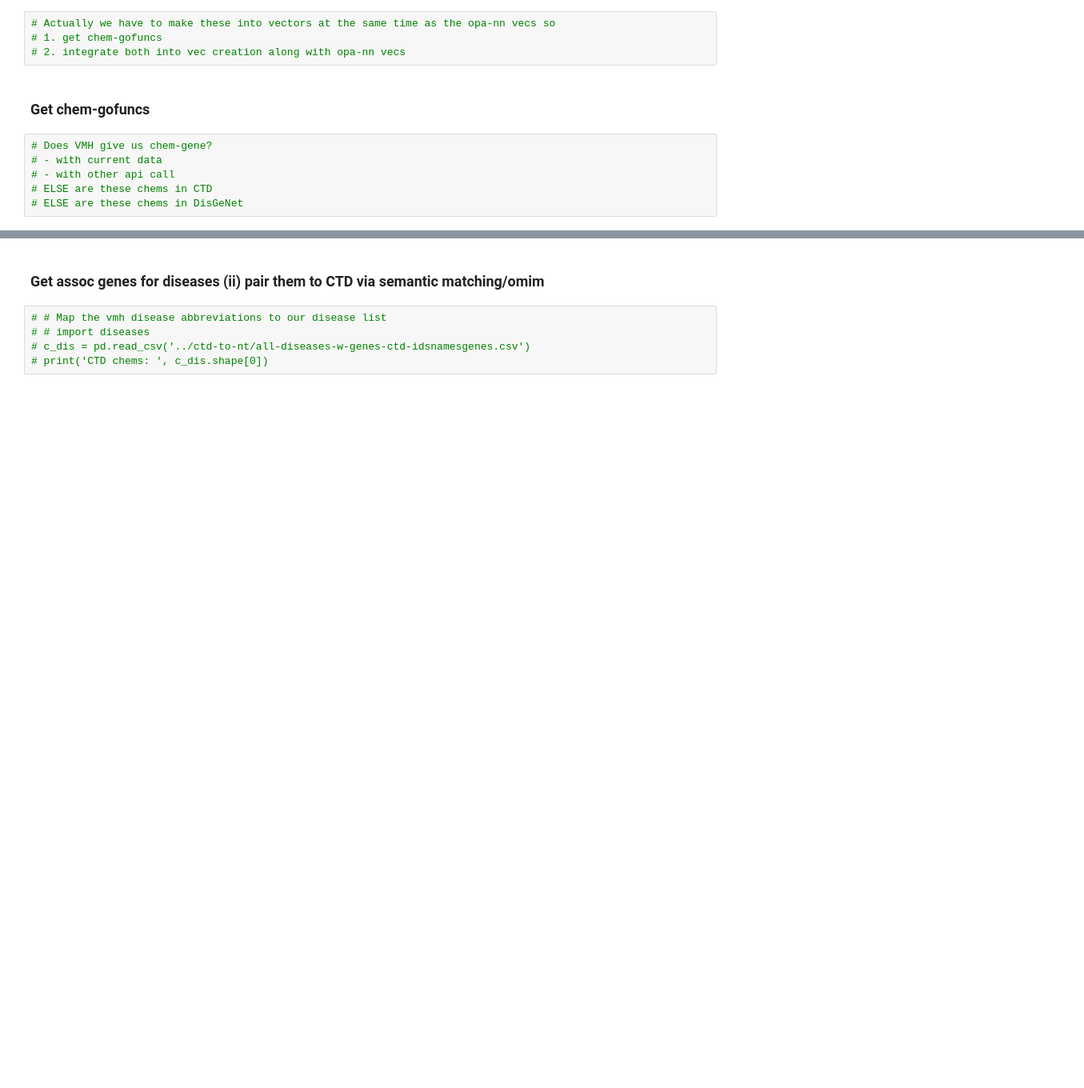
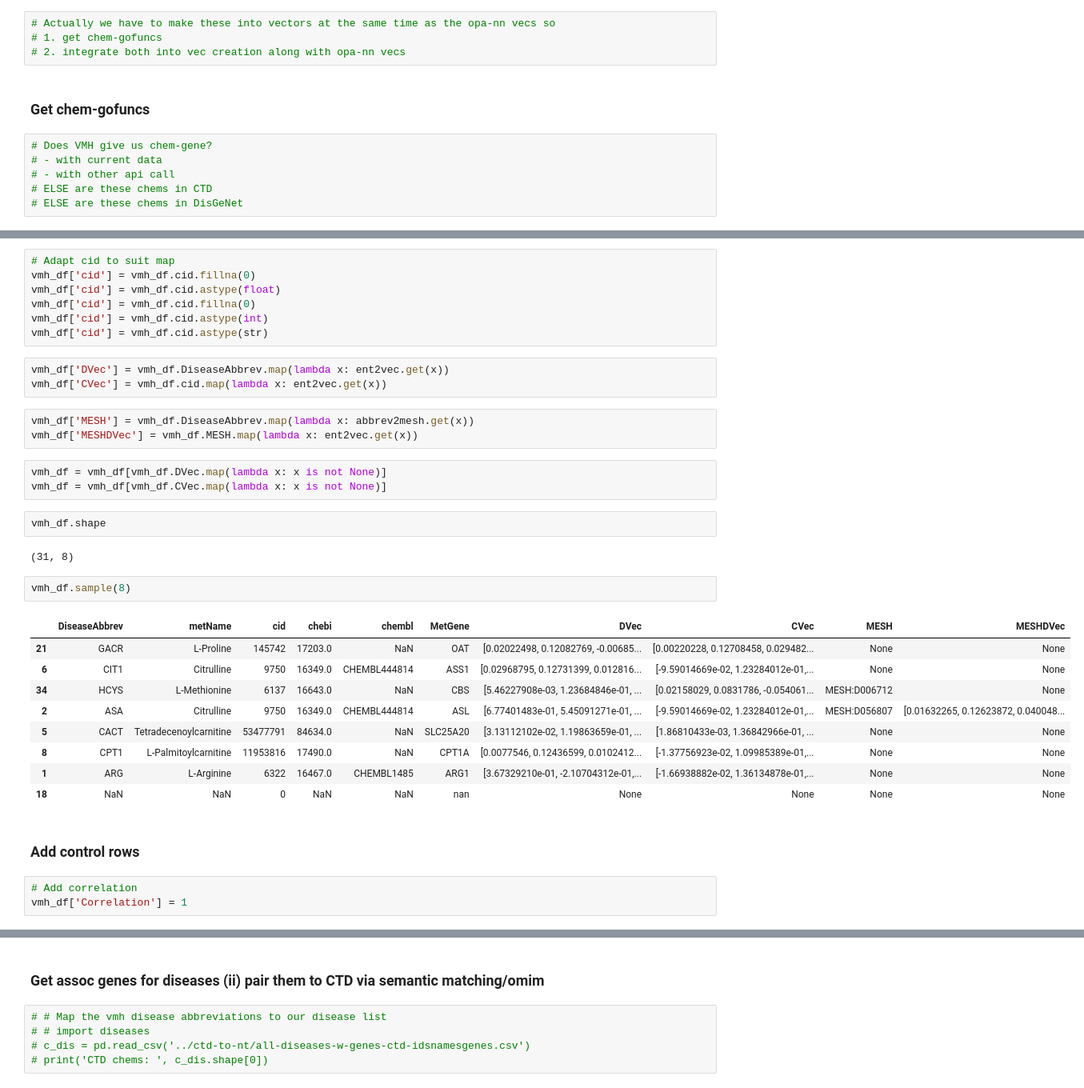
Before and after one commit to colemai/msc-thesis, a Jupyter notebook: validation/validate-nn-vmh.ipynb, the cells around one changed output, grey strips where cells are left out. Shown at 80% size. Cells and saved outputs as stored; diff of their text form; blank space fills up the shorter version.

```diff
--- a/validation/validate-nn-vmh.ipynb
+++ b/validation/validate-nn-vmh.ipynb
@@ -180,0 +503,37 @@ np.savetxt(r'entities.lst', entities, fmt='%s')
+# %%
+# Adapt cid to suit map
+vmh_df['cid'] = vmh_df.cid.fillna(0)
+vmh_df['cid'] = vmh_df.cid.astype(float)
+vmh_df['cid'] = vmh_df.cid.fillna(0)
+vmh_df['cid'] = vmh_df.cid.astype(int)
+vmh_df['cid'] = vmh_df.cid.astype(str)
+# %%
+vmh_df['DVec'] = vmh_df.DiseaseAbbrev.map(lambda x: ent2vec.get(x))
+vmh_df['CVec'] = vmh_df.cid.map(lambda x: ent2vec.get(x))
+# %%
+vmh_df['MESH'] = vmh_df.DiseaseAbbrev.map(lambda x: abbrev2mesh.get(x))
+vmh_df['MESHDVec'] = vmh_df.MESH.map(lambda x: ent2vec.get(x))
+# %%
+vmh_df = vmh_df[vmh_df.DVec.map(lambda x: x is not None)]
+vmh_df = vmh_df[vmh_df.CVec.map(lambda x: x is not None)]
+# %%
+vmh_df.shape
+# %% [output]
+(31, 8)
+# %%
+vmh_df.sample(8)
+# %% [output]
+|  | DiseaseAbbrev | metName | cid | chebi | chembl | MetGene | DVec | CVec | MESH | MESHDVec |
+| 21 | GACR | L-Proline | 145742 | 17203.0 | NaN | OAT | [0.02022498, 0.12082769, -0.00685... | [0.00220228, 0.12708458, 0.029482... | None | None |
+| 6 | CIT1 | Citrulline | 9750 | 16349.0 | CHEMBL444814 | ASS1 | [0.02968795, 0.12731399, 0.012816... | [-9.59014669e-02, 1.23284012e-01,... | None | None |
+| 34 | HCYS | L-Methionine | 6137 | 16643.0 | NaN | CBS | [5.46227908e-03, 1.23684846e-01, ... | [0.02158029, 0.0831786, -0.054061... | MESH:D006712 | None |
+| 2 | ASA | Citrulline | 9750 | 16349.0 | CHEMBL444814 | ASL | [6.77401483e-01, 5.45091271e-01, ... | [-9.59014669e-02, 1.23284012e-01,... | MESH:D056807 | [0.01632265, 0.12623872, 0.040048... |
+| 5 | CACT | Tetradecenoylcarnitine | 53477791 | 84634.0 | NaN | SLC25A20 | [3.13112102e-02, 1.19863659e-01, ... | [1.86810433e-03, 1.36842966e-01, ... | None | None |
+| 8 | CPT1 | L-Palmitoylcarnitine | 11953816 | 17490.0 | NaN | CPT1A | [0.0077546, 0.12436599, 0.0102412... | [-1.37756923e-02, 1.09985389e-01,... | None | None |
+| 1 | ARG | L-Arginine | 6322 | 16467.0 | CHEMBL1485 | ARG1 | [3.67329210e-01, -2.10704312e-01,... | [-1.66938882e-02, 1.36134878e-01,... | None | None |
+| 18 | NaN | NaN | 0 | NaN | NaN | nan | None | None | None | None |
+# %% [markdown]
+### Add control rows
+# %%
+# Add correlation
+vmh_df['Correlation'] = 1
```
Also changed, not shown: parts of 93 cells of this notebook, 6 other files.
